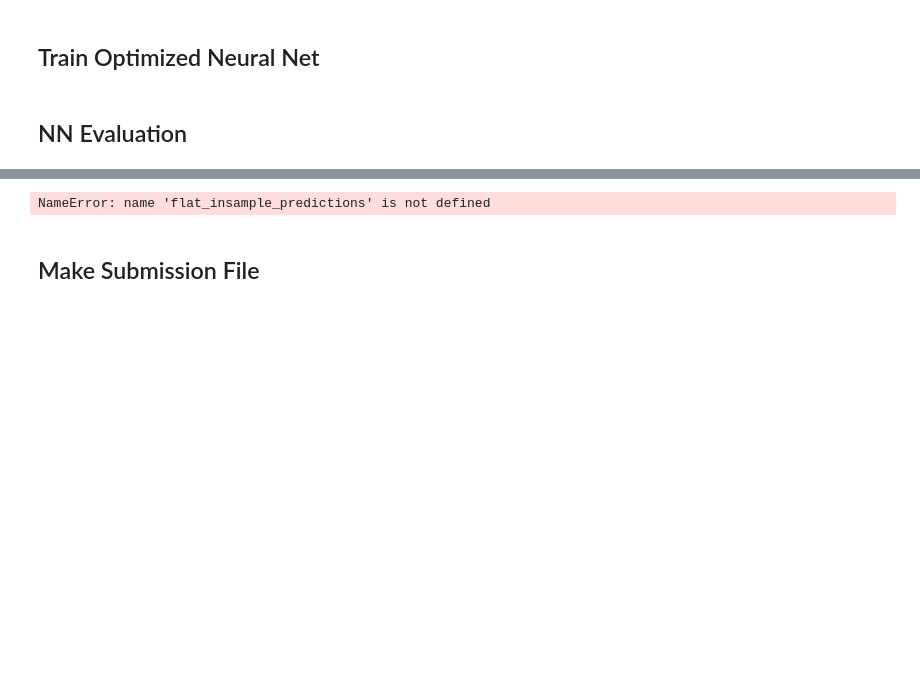
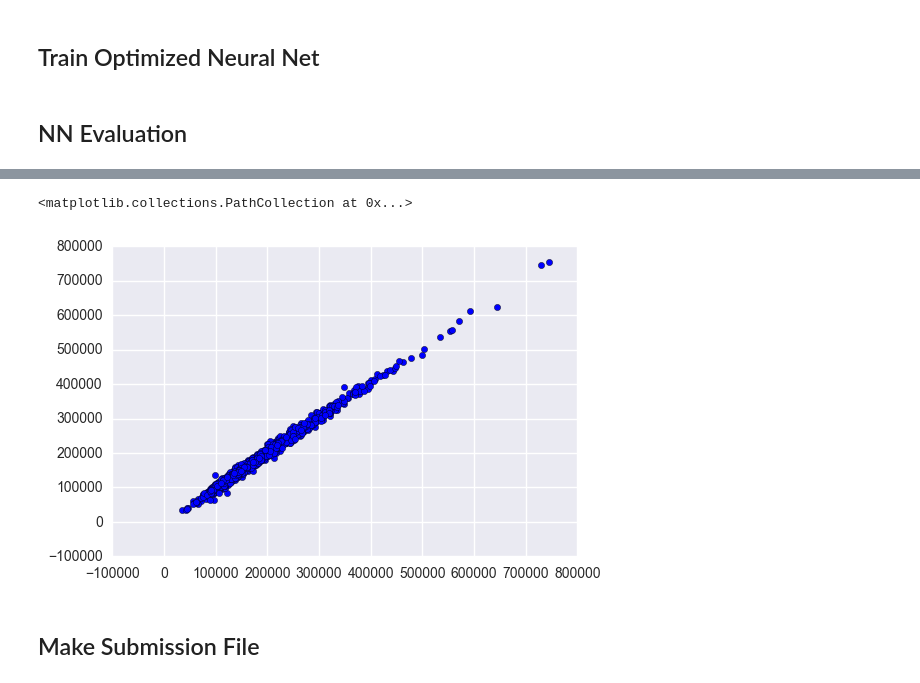
Before and after one commit to tamisalex/HousePricingKaggle, a Jupyter notebook: notebooks/Stacked.ipynb, the cells around one changed output, grey strips where cells are left out. Saved outputs shown, nothing was run; the diff lists cells and outputs as text; code cells hidden in the pictures; blank space fills up the shorter version.

```diff
--- a/notebooks/Stacked.ipynb
+++ b/notebooks/Stacked.ipynb
@@ -350,0 +374,9 @@ print "Improvement Over Base", base - wider
+# %%
+estimators = []
+estimators.append(('mlp', KerasRegressor(build_fn=wider_model, nb_epoch=150, batch_size=5, verbose=0)))
+pipeline = Pipeline(estimators)
+kfold = KFold(n=len(net_X), n_folds=10, random_state=seed)
+results = cross_val_score(pipeline, net_X, net_Y, cv=kfold,n_jobs=1)
+print("Results: %.2f (%.2f) MSE" % (results.mean(), results.std()))
+deeperAndWider = np.sqrt(results.mean())
+Audio(url="../assets/beep-09.mp3",autoplay=True)
@@ -363,4 +409,6 @@ insample_predictions  = clf.predict(net_X)
 Audio(url="../assets/beep-09.mp3",autoplay=True)
 # %% [markdown]
 ## NN Evaluation
+# %%
+model = pipeline.fit(net_X,net_Y)
 # %%
@@ -368,4 +418,4 @@ nnRegressor.score(net_X,net_Y)
 # %%
-flat_insample_predictions = nnRegressor.predict(net_X).flatten()
+flat_insample_predictions = model.predict(net_X).flatten()
 # %%
 rmsle(flat_insample_predictions,net_Y)
@@ -374,6 +445,7 @@ pd.DataFrame({"y_hat":flat_insample_predictions,"y_actual":net_Y})
 # %%
-plt.plot(flat_insample_predictions,net_Y)
+plt.scatter(flat_insample_predictions,net_Y)
 # %% [output]
-NameError: name 'flat_insample_predictions' is not defined
+<matplotlib.collections.PathCollection at 0x...>
+[figure, added]
 # %% [markdown]
 ## Make Submission File
```
Also changed, not shown: parts of 17 cells of this notebook.
